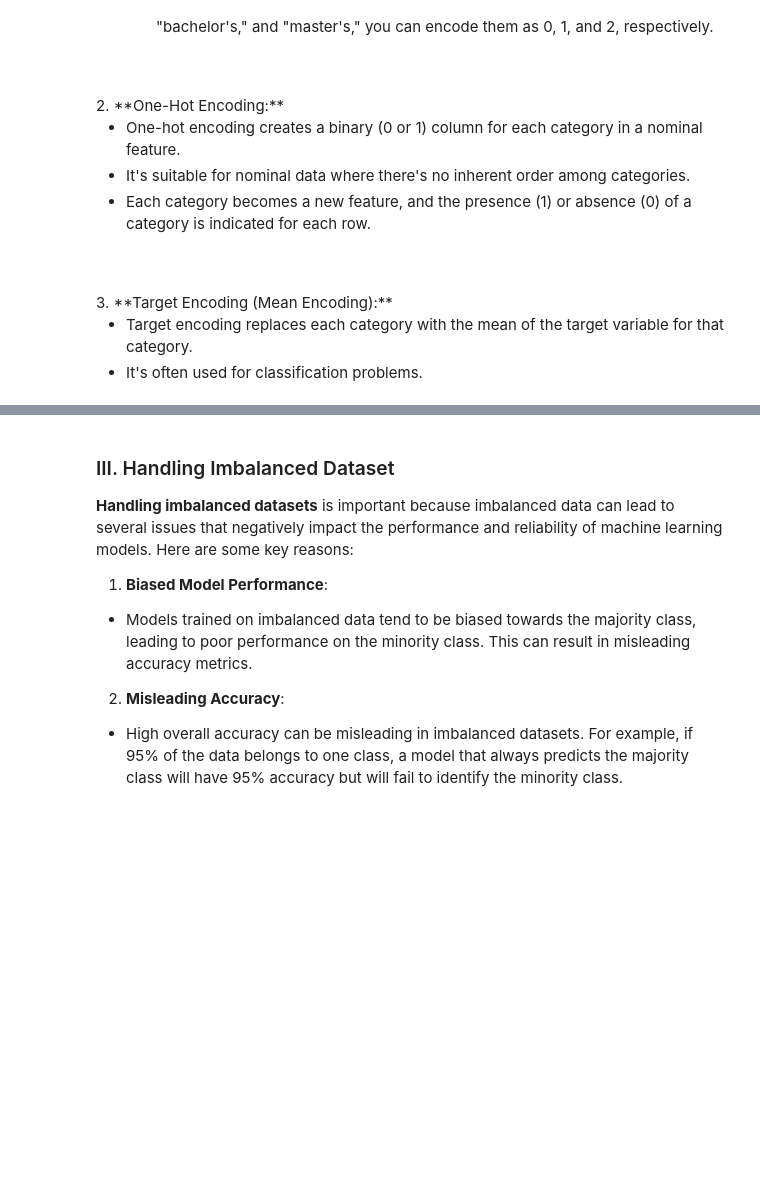
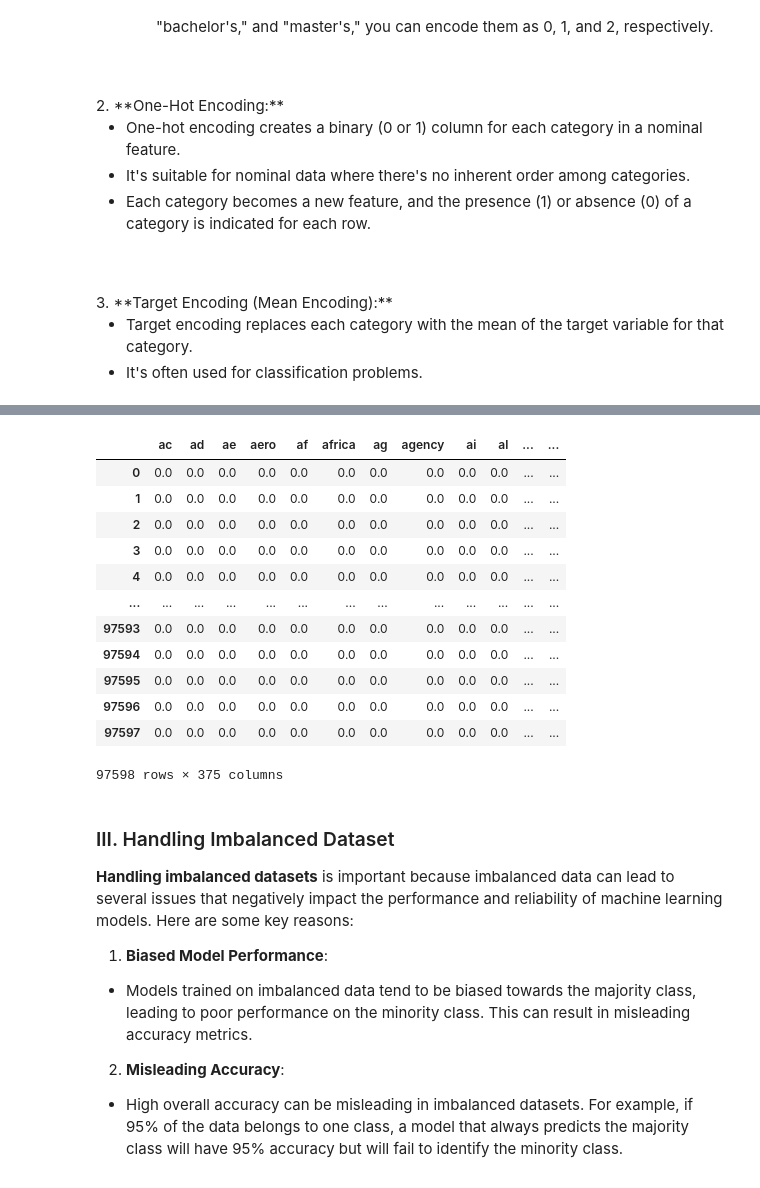
Before and after one commit to MickyV18/Tubes2-DAI, a Jupyter notebook: IF3070_DAI___Tugas_Besar_2_Notebook_Template___Utama.ipynb, the cells around one changed output, grey strips where cells are left out. Drawn from its saved outputs; the diff is of its cells as text; code cells hidden in the pictures; blank space fills up the shorter version.

Commit message:
encode done (domain, title, url ga masuk)

```diff
--- a/IF3070_DAI___Tugas_Besar_2_Notebook_Template___Utama.ipynb
+++ b/IF3070_DAI___Tugas_Besar_2_Notebook_Template___Utama.ipynb
@@ -409,0 +425,16 @@ There are several common methods for encoding categorical data:
+# %%
+# Write your code here
+from sklearn.preprocessing import OneHotEncoder
+import pandas as pd
+from sklearn.preprocessing import OneHotEncoder
+from scipy.sparse import csr_matrix
+
+# Inisialisasi OneHotEncoder dengan sparse=True
+encoder = OneHotEncoder(sparse_output=True)
+
+# Melakukan One-Hot Encoding
+encoded_data = encoder.fit_transform(df[['TLD']])
+
+# Convert sparse matrix ke CSR format (Compressed Sparse Row)
+sparse_matrix = csr_matrix(encoded_data)
+encoded_df_2 = pd.DataFrame.sparse.from_spmatrix(sparse_matrix, columns=encoder.categories_[0])
@@ -410,3 +457,19 @@ There are several common methods for encoding categorical data:
+# %%
+encoded_df_2
+# %% [output]
+|  | ac | ad | ae | aero | af | africa | ag | agency | ai | al | ... | ... |
+| 0 | 0.0 | 0.0 | 0.0 | 0.0 | 0.0 | 0.0 | 0.0 | 0.0 | 0.0 | 0.0 | ... | ... |
+| 1 | 0.0 | 0.0 | 0.0 | 0.0 | 0.0 | 0.0 | 0.0 | 0.0 | 0.0 | 0.0 | ... | ... |
+| 2 | 0.0 | 0.0 | 0.0 | 0.0 | 0.0 | 0.0 | 0.0 | 0.0 | 0.0 | 0.0 | ... | ... |
+| 3 | 0.0 | 0.0 | 0.0 | 0.0 | 0.0 | 0.0 | 0.0 | 0.0 | 0.0 | 0.0 | ... | ... |
+| 4 | 0.0 | 0.0 | 0.0 | 0.0 | 0.0 | 0.0 | 0.0 | 0.0 | 0.0 | 0.0 | ... | ... |
+| ... | ... | ... | ... | ... | ... | ... | ... | ... | ... | ... | ... | ... |
+| 97593 | 0.0 | 0.0 | 0.0 | 0.0 | 0.0 | 0.0 | 0.0 | 0.0 | 0.0 | 0.0 | ... | ... |
+| 97594 | 0.0 | 0.0 | 0.0 | 0.0 | 0.0 | 0.0 | 0.0 | 0.0 | 0.0 | 0.0 | ... | ... |
+| 97595 | 0.0 | 0.0 | 0.0 | 0.0 | 0.0 | 0.0 | 0.0 | 0.0 | 0.0 | 0.0 | ... | ... |
+| 97596 | 0.0 | 0.0 | 0.0 | 0.0 | 0.0 | 0.0 | 0.0 | 0.0 | 0.0 | 0.0 | ... | ... |
+| 97597 | 0.0 | 0.0 | 0.0 | 0.0 | 0.0 | 0.0 | 0.0 | 0.0 | 0.0 | 0.0 | ... | ... |
+97598 rows × 375 columns
 # %% [markdown]
 ### III. Handling Imbalanced Dataset
 
```
Also changed, not shown: parts of 3 cells of this notebook.
